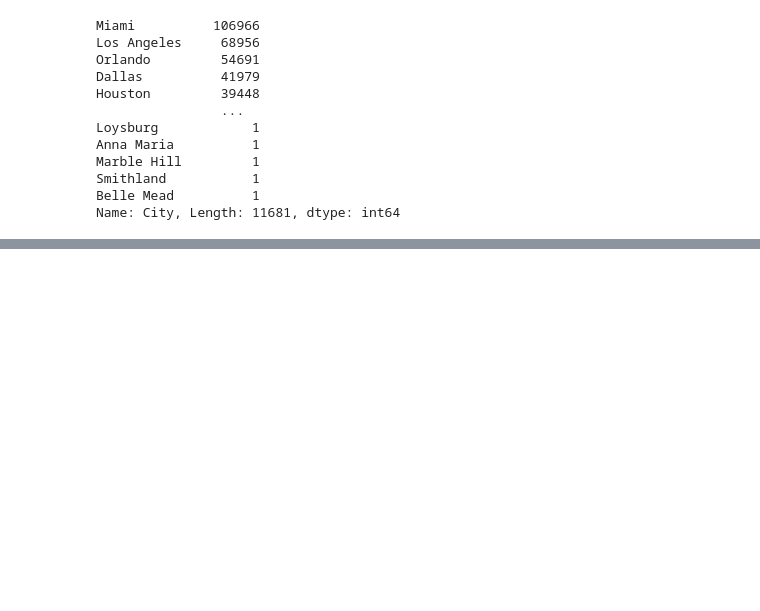
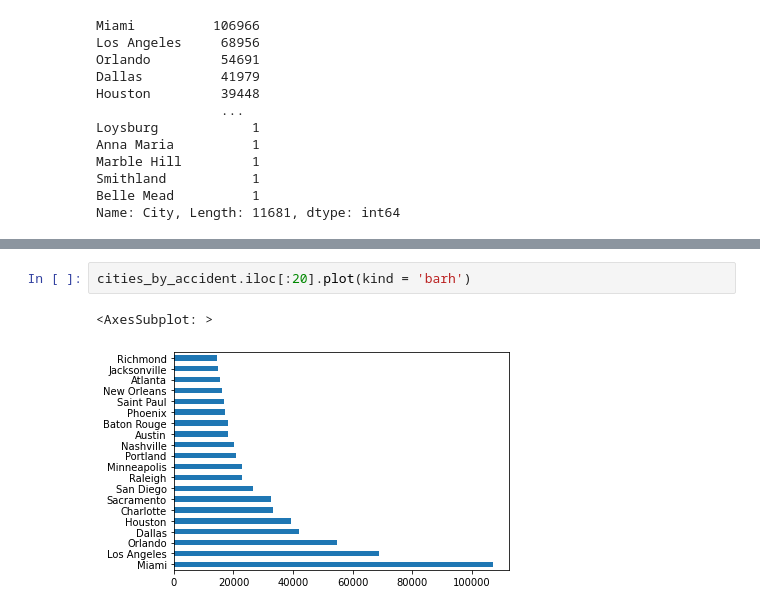
Before and after one commit to AHQJOHN/EDA_project, a Jupyter notebook: EDA-on-US-accidents-data.ipynb, the cells around one changed output, grey strips where cells are left out. Cells and saved outputs as stored; diff of their text form; blank space fills up the shorter version.

Commit message:
EDA with detailed Histogram and Heatmapping

```diff
--- a/EDA-on-US-accidents-data.ipynb
+++ b/EDA-on-US-accidents-data.ipynb
@@ -122,0 +138,5 @@ Name: City, Length: 11681, dtype: int64
+# %%
+cities_by_accident.iloc[:20].plot(kind = 'barh')
+# %% [output]
+<AxesSubplot: >
+[figure, added]
```
Also changed, not shown: parts of 19 cells of this notebook.
